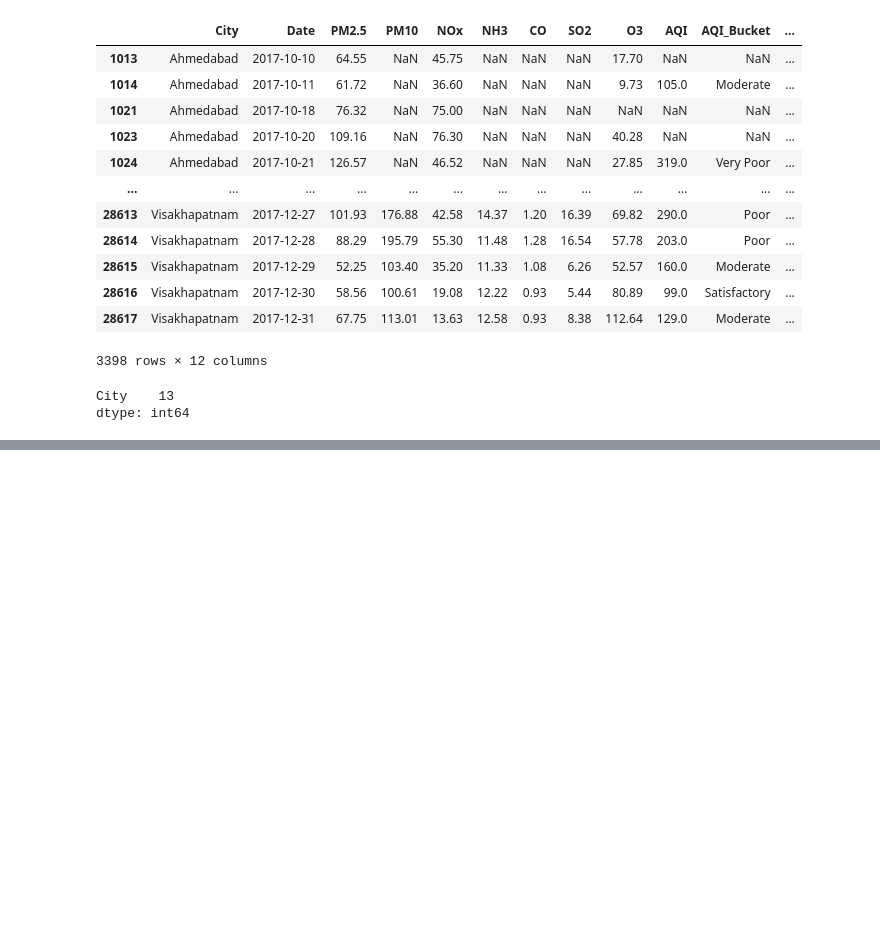
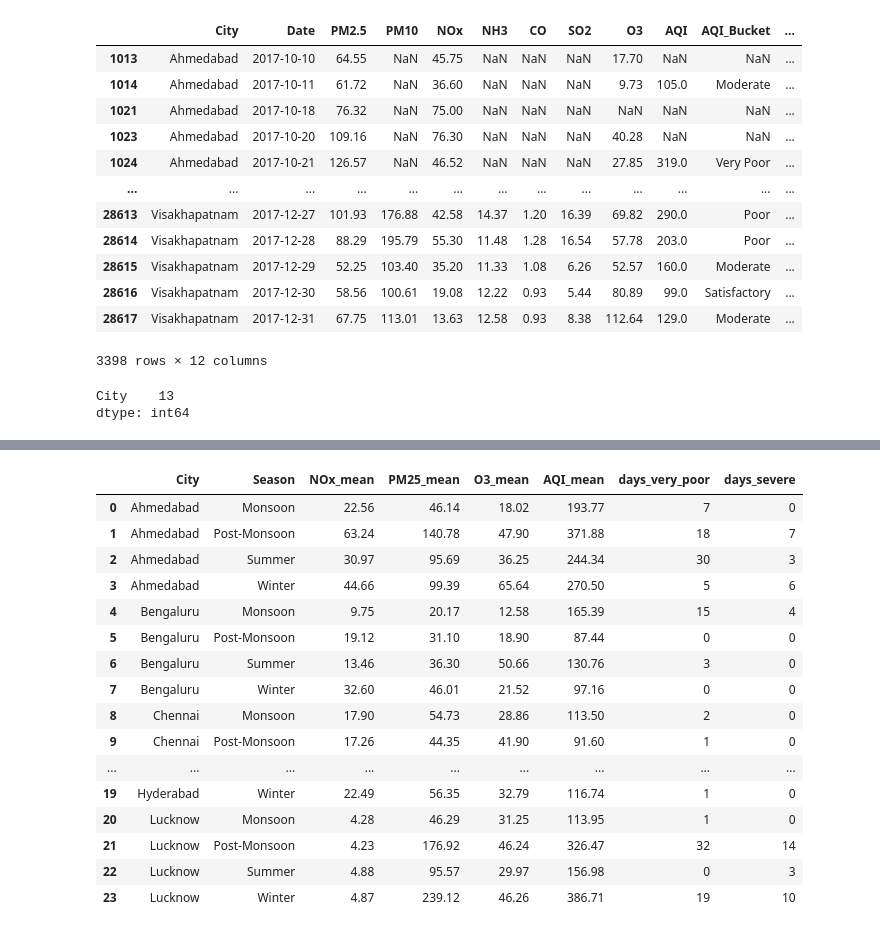
Before and after one commit to aravisv/asthma_aqi, a Jupyter notebook: asthma_aqi.ipynb, the cells around one changed output, grey strips where cells are left out. Saved outputs shown, nothing was run; the diff lists cells and outputs as text; code cells hidden in the pictures; blank space fills up the shorter version.

Commit message:
calculated the aggregates based on cities' and months, seasons, year on some params like NOx_mean,PM25_mean,O3_mean,AQI_mean,days_very_poor,days_severe

```diff
--- a/asthma_aqi.ipynb
+++ b/asthma_aqi.ipynb
@@ -572,0 +723,3 @@ dtype: int64
+# %%
+# show all columns
+pd.set_option('display.max_columns', None)
@@ -572,0 +765,25 @@ dtype: int64
+# %%
+season_map = {
+    12: 'Winter', 1: 'Winter', 2: 'Winter',
+    3: 'Summer', 4: 'Summer', 5: 'Summer',
+    6: 'Monsoon', 7: 'Monsoon', 8: 'Monsoon', 9: 'Monsoon',
+    10: 'Post-Monsoon', 11: 'Post-Monsoon'
+}
+def calc__city_month_season_aggregate(df):
+    df['Season'] = df['Month'].map(season_map)
+
+    df_agg = df.groupby(['City', 'Month', 'Season']).agg(
+        NOx_mean=('NOx', 'mean'),
+        PM25_mean=('PM2.5', 'mean'),
+        O3_mean=('O3', 'mean'),
+        AQI_mean=('AQI_calculated', 'mean'),
+        AQI_max=('AQI_calculated', 'max'),
+        days_very_poor=('AQI_bucket_calculated', lambda x: (x == 'Very Poor').sum()),
+        days_severe=('AQI_bucket_calculated', lambda x: (x == 'Severe').sum()),
+    ).reset_index()
+
+    df_agg = df_agg.round(2)
+    return df_agg
+# %%
+AQI_2015_agg = calc__city_month_season_aggregate(AQI_2015_with_sufficient_data)
+AQI_2015_agg
@@ -572,0 +864,35 @@ dtype: int64
+# %%
+def calc_city_season_aggr(df):
+
+    df_agg = df.groupby(['City','Season']).agg(
+        NOx_mean=('NOx_mean', 'mean'),
+        PM25_mean=('PM25_mean', 'mean'),
+        O3_mean=('O3_mean', 'mean'),
+        AQI_mean=('AQI_mean', 'mean'),
+        days_very_poor=('days_very_poor', 'sum'),
+        days_severe=('days_severe', 'sum')
+    ).reset_index()
+
+    df_agg = df_agg.round(2)
+    return df_agg
+# %%
+AQI_2015_season_agg = calc_city_season_aggr(AQI_2015_agg)
+AQI_2015_season_agg
+# %% [output]
+|  | City | Season | NOx_mean | PM25_mean | O3_mean | AQI_mean | days_very_poor | days_severe |
+| 0 | Ahmedabad | Monsoon | 22.56 | 46.14 | 18.02 | 193.77 | 7 | 0 |
+| 1 | Ahmedabad | Post-Monsoon | 63.24 | 140.78 | 47.90 | 371.88 | 18 | 7 |
+| 2 | Ahmedabad | Summer | 30.97 | 95.69 | 36.25 | 244.34 | 30 | 3 |
+| 3 | Ahmedabad | Winter | 44.66 | 99.39 | 65.64 | 270.50 | 5 | 6 |
+| 4 | Bengaluru | Monsoon | 9.75 | 20.17 | 12.58 | 165.39 | 15 | 4 |
+| 5 | Bengaluru | Post-Monsoon | 19.12 | 31.10 | 18.90 | 87.44 | 0 | 0 |
+| 6 | Bengaluru | Summer | 13.46 | 36.30 | 50.66 | 130.76 | 3 | 0 |
+| 7 | Bengaluru | Winter | 32.60 | 46.01 | 21.52 | 97.16 | 0 | 0 |
+| 8 | Chennai | Monsoon | 17.90 | 54.73 | 28.86 | 113.50 | 2 | 0 |
+| 9 | Chennai | Post-Monsoon | 17.26 | 44.35 | 41.90 | 91.60 | 1 | 0 |
+| ... | ... | ... | ... | ... | ... | ... | ... | ... |
+| 19 | Hyderabad | Winter | 22.49 | 56.35 | 32.79 | 116.74 | 1 | 0 |
+| 20 | Lucknow | Monsoon | 4.28 | 46.29 | 31.25 | 113.95 | 1 | 0 |
+| 21 | Lucknow | Post-Monsoon | 4.23 | 176.92 | 46.24 | 326.47 | 32 | 14 |
+| 22 | Lucknow | Summer | 4.88 | 95.57 | 29.97 | 156.98 | 0 | 3 |
+| 23 | Lucknow | Winter | 4.87 | 239.12 | 46.26 | 386.71 | 19 | 10 |
```
Also changed, not shown: parts of 24 cells of this notebook, 1 other file.
